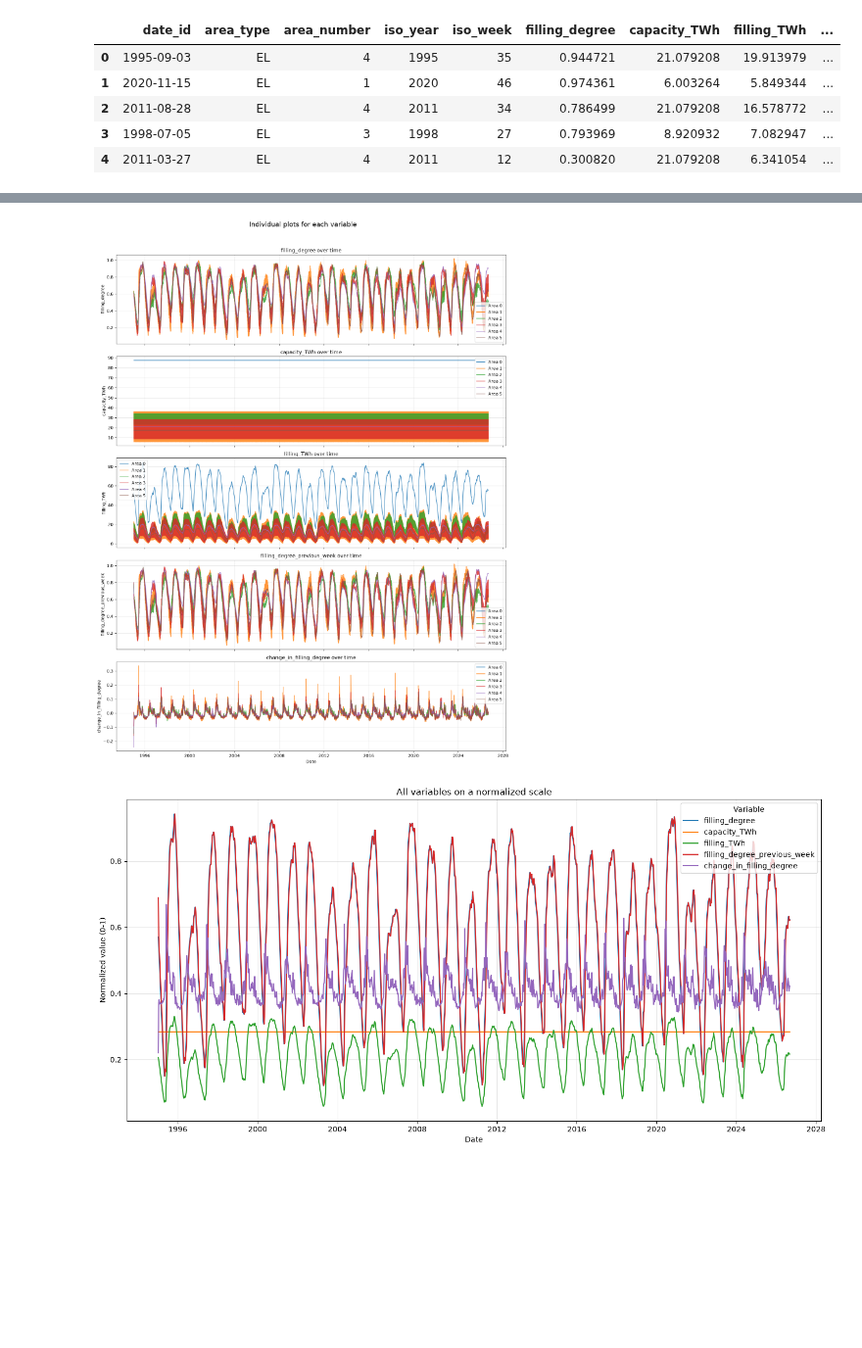
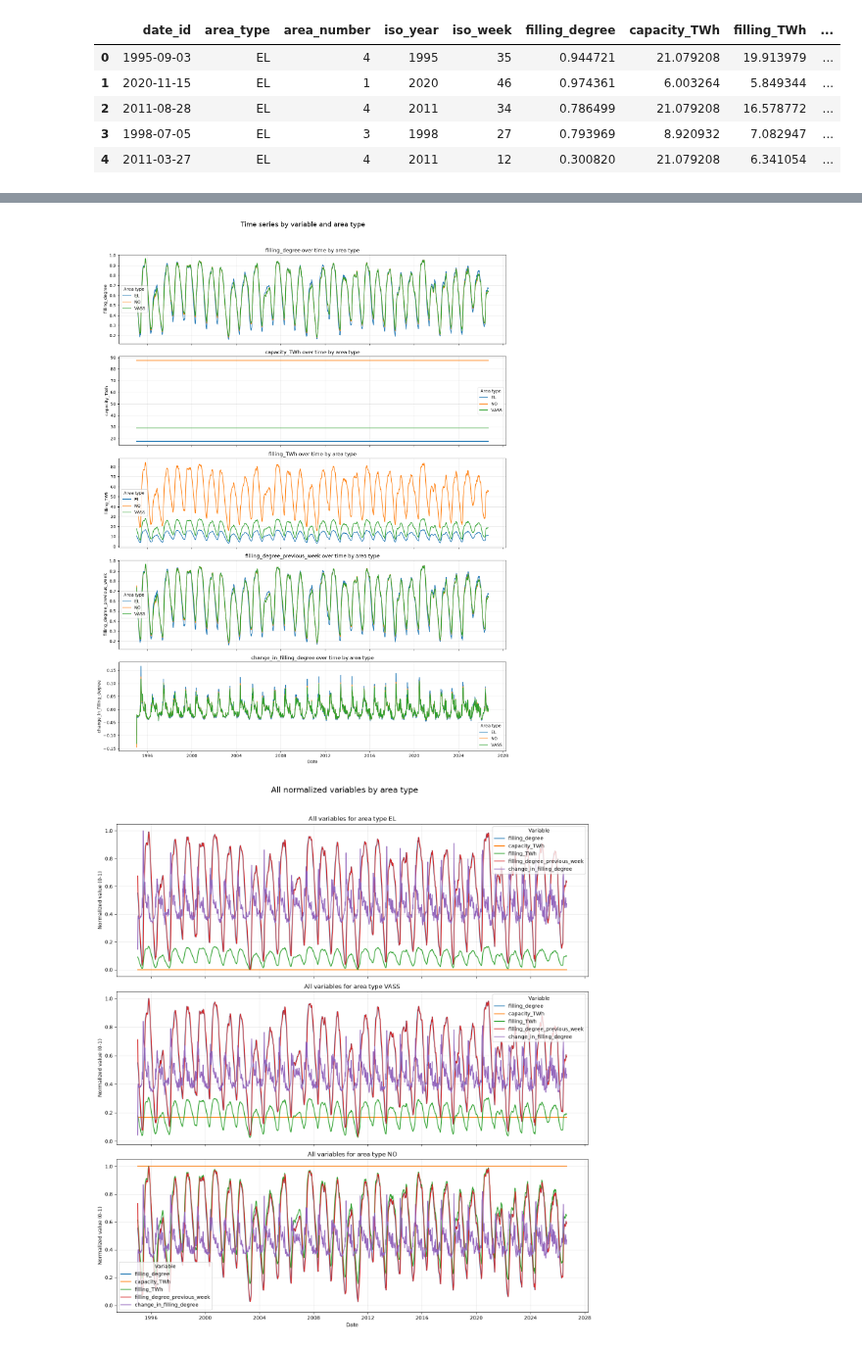
Before and after one commit to xoksy/jouyit_IND320, a Jupyter notebook: notebooks/project_part1.ipynb, the cells around one changed output, grey strips where cells are left out. Shown at 98% size. Saved outputs shown, nothing was run; the diff lists cells and outputs as text; code cells hidden in the pictures; blank space fills up the shorter version.

```diff
--- a/notebooks/project_part1.ipynb
+++ b/notebooks/project_part1.ipynb
@@ -19,10 +19,10 @@ import pandas as pd
 import matplotlib.pyplot as plt
 
 #I create a variable to store the path to the data folder
-path = r'C:\Users\matth\Desktop\NMBU\IND320\projet\jouyit_IND320\data'
+path = r'C:\Users\matth\Desktop\NMBU\IND320\jouyit_IND320\data'
 # %%
 #Reading the csv, watching how it looks like and searching for missing values
-reservoirs = pd.read_csv(path + '\\reservoirs.csv')
+reservoirs = pd.read_csv(path + r'\reservoirs.csv')
 print(reservoirs.head())
 print(reservoirs.isna().sum())
 # %% [output]
@@ -107,66 +126,78 @@ reservoirs.head()
 # Sort the data chronologically before plotting
 reservoirs = reservoirs.sort_values("date_id")
 
+# Plot every numeric measure, excluding numeric identifiers and calendar fields
+non_measure_columns = {"area_number", "iso_year", "iso_week"}
 plot_columns = [
-    "filling_degree",
-    "capacity_TWh",
-    "filling_TWh",
-    "filling_degree_previous_week",
-    "change_in_filling_degree"
+    column
+    for column in reservoirs.select_dtypes(include="number").columns
+    if column not in non_measure_columns
 ]
 
-# Plot each variable separately
+# Average across area numbers so each area type has one time series
+area_type_series = (
+    reservoirs.groupby(["area_type", "date_id"], as_index=False)[plot_columns]
+    .mean()
+    .sort_values("date_id")
+)
+area_types = area_type_series["area_type"].unique()
+
+# Create one time-series plot per variable, with one line per area type
 fig, axes = plt.subplots(
     nrows=len(plot_columns),
     ncols=1,
     figsize=(14, 18),
     sharex=True
 )
 
 for ax, column in zip(axes, plot_columns):
-    for area_number, group in reservoirs.groupby("area_number"):
+    for area_type, group in area_type_series.groupby("area_type"):
         ax.plot(
             group["date_id"],
             group[column],
-            label=f"Area {area_number}",
-            alpha=0.8
+            label=area_type
         )
 
-    ax.set_title(f"{column} over time")
+    ax.set_title(f"{column} over time by area type")
     ax.set_ylabel(column)
     ax.grid(alpha=0.3)
-    ax.legend()
+    ax.legend(title="Area type")
 
 axes[-1].set_xlabel("Date")
-fig.suptitle("Individual plots for each variable", fontsize=16, y=1.01)
+fig.suptitle("Time series by variable and area type", fontsize=16, y=1.01)
 plt.tight_layout(rect=[0, 0, 1, 0.99])
 plt.show()
 
-# Normalize the variables to compare them on the same scale
-normalized = reservoirs[plot_columns].apply(
+# Normalize each measure to compare different units on the same scale
+normalized = area_type_series[plot_columns].apply(
     lambda column: (column - column.min()) /
                    (column.max() - column.min())
 )
+normalized["date_id"] = area_type_series["date_id"].values
+normalized["area_type"] = area_type_series["area_type"].values
 
-normalized["date_id"] = reservoirs["date_id"].values
-normalized = normalized.groupby("date_id").mean()
+fig, axes = plt.subplots(
+    nrows=len(area_types),
+    ncols=1,
+    figsize=(14, 5 * len(area_types)),
+    sharex=True,
+    squeeze=False
+)
 
-plt.figure(figsize=(14, 7))
+for ax, area_type in zip(axes[:, 0], area_types):
+    group = normalized[normalized["area_type"] == area_type]
+    for column in plot_columns:
+        ax.plot(group["date_id"], group[column], label=column)
 
-for column in plot_columns:
-    plt.plot(
-        normalized.index,
-        normalized[column],
-        label=column
-    )
+    ax.set_title(f"All variables for area type {area_type}")
+    ax.set_ylabel("Normalized value (0-1)")
+    ax.grid(alpha=0.3)
+    ax.legend(title="Variable")
 
-plt.title("All variables on a normalized scale")
-plt.xlabel("Date")
-plt.ylabel("Normalized value (0-1)")
-plt.grid(alpha=0.3)
-plt.legend(title="Variable")
-plt.tight_layout()
+axes[-1, 0].set_xlabel("Date")
+fig.suptitle("All normalized variables by area type", fontsize=16, y=1.01)
+plt.tight_layout(rect=[0, 0, 1, 0.99])
 plt.show()
 # %% [output]
-[figure, old version]
+[figure, new version]
-[figure, old version]
+[figure, new version]
```
Also changed, not shown: parts of 3 cells of this notebook.
